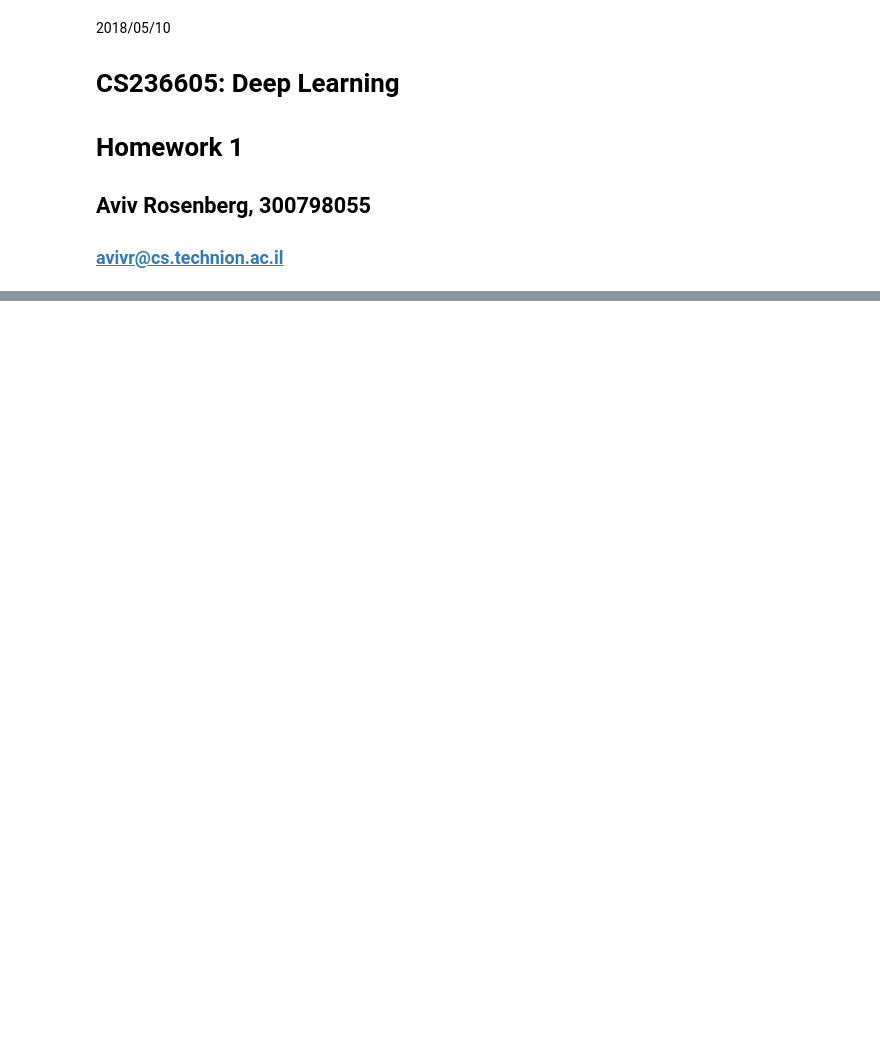
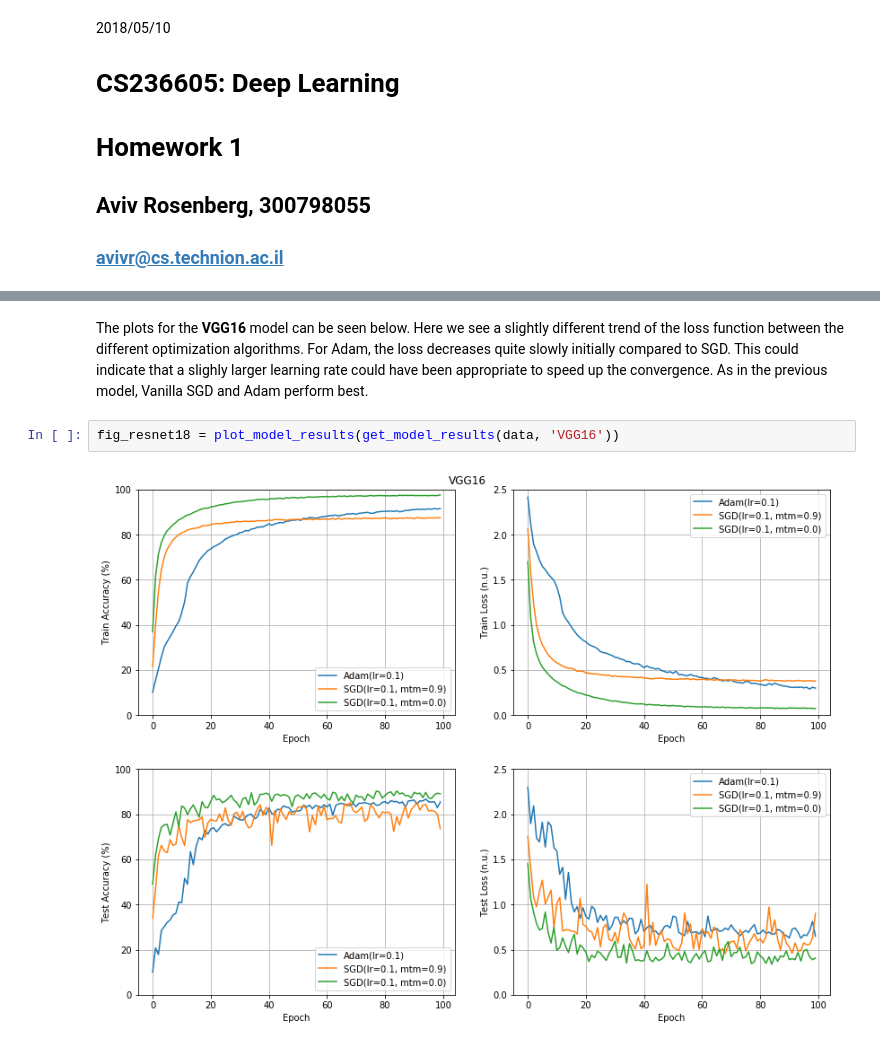
Before and after one commit to HansPinckaers/deep-learning-hw1, a Jupyter notebook: results.ipynb, the cells around one changed output, grey strips where cells are left out. Cells and saved outputs as stored; diff of their text form; blank space fills up the shorter version.

```diff
--- a/results.ipynb
+++ b/results.ipynb
@@ -148,0 +40,6 @@ for model_name in ['ResNet18', 'VGG16']:
+# %% [markdown]
+The plots for the  **VGG16** model can be seen below. Here we see a slightly different trend of the loss function between the different optimization algorithms. For Adam, the loss decreases quite slowly initially compared to SGD. This could indicate that a slighly larger learning rate could have been appropriate to speed up the convergence. As in the previous model, Vanilla SGD and Adam perform best.
+# %%
+fig_resnet18 = plot_model_results(get_model_results(data, 'VGG16'))
+# %% [output]
+[figure, added]
```
Also changed, not shown: parts of 14 cells of this notebook, 11 other files.
